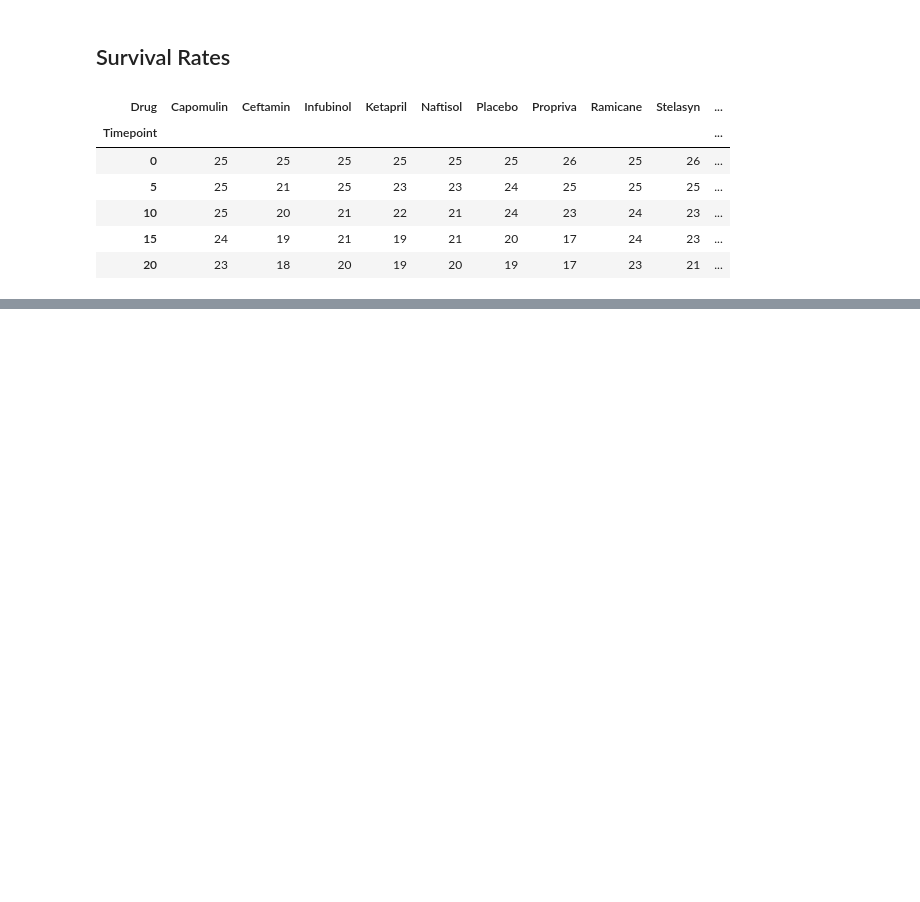
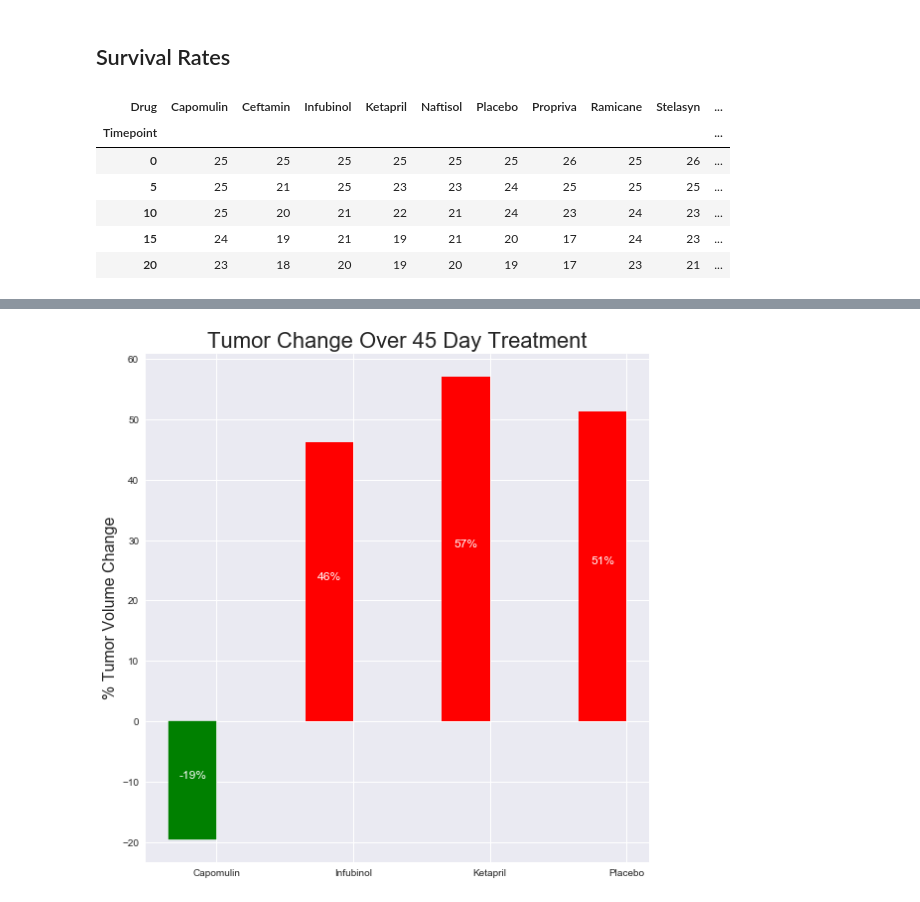
Before and after one commit to alandavila/data-analytics, a Jupyter notebook: Python/matplotlib/Pymaceuticals Inc.ipynb, the cells around one changed output, grey strips where cells are left out. Cells and saved outputs as stored; diff of their text form; code cells hidden in the pictures; blank space fills up the shorter version.

```diff
--- a/Python/matplotlib/Pymaceuticals Inc.ipynb
+++ b/Python/matplotlib/Pymaceuticals Inc.ipynb
@@ -132,0 +180,27 @@ plt.show()
+# %%
+fig, ax = plt.subplots(figsize=(8,8))
+#set number of items to plot
+ind = np.arange(len(include_in_analysis))
+#set widht of bars to plot
+width = 0.35
+ax.set_title('Tumor Change Over 45 Day Treatment', fontsize=22)
+ax.set_xticklabels(include_in_analysis)
+ax.set_ylabel('% Tumor Volume Change', fontsize=16)
+ax.set_xticks(ind + width / 2)
+#plot bars
+bars = ax.bar(ind, vol_percent_change.values, width, color='r')
+#change color of Capomulin since volume ot tumor decreased
+bars[0].set_color('g')
+plt.legend(loc='best')
+plt.tight_layout()
+
+for bar in bars:
+        #write labels at half height of bars
+        label_position = .5*bar.get_height()
+        ax.text(bar.get_x() + bar.get_width()/2.,
+                label_position, f'{int(bar.get_height())}%',
+                ha='center', va='bottom', color='w')
+
+plt.show()
+# %% [output]
+[figure, added]
```
Also changed, not shown: parts of 13 cells of this notebook, 5 other files.
